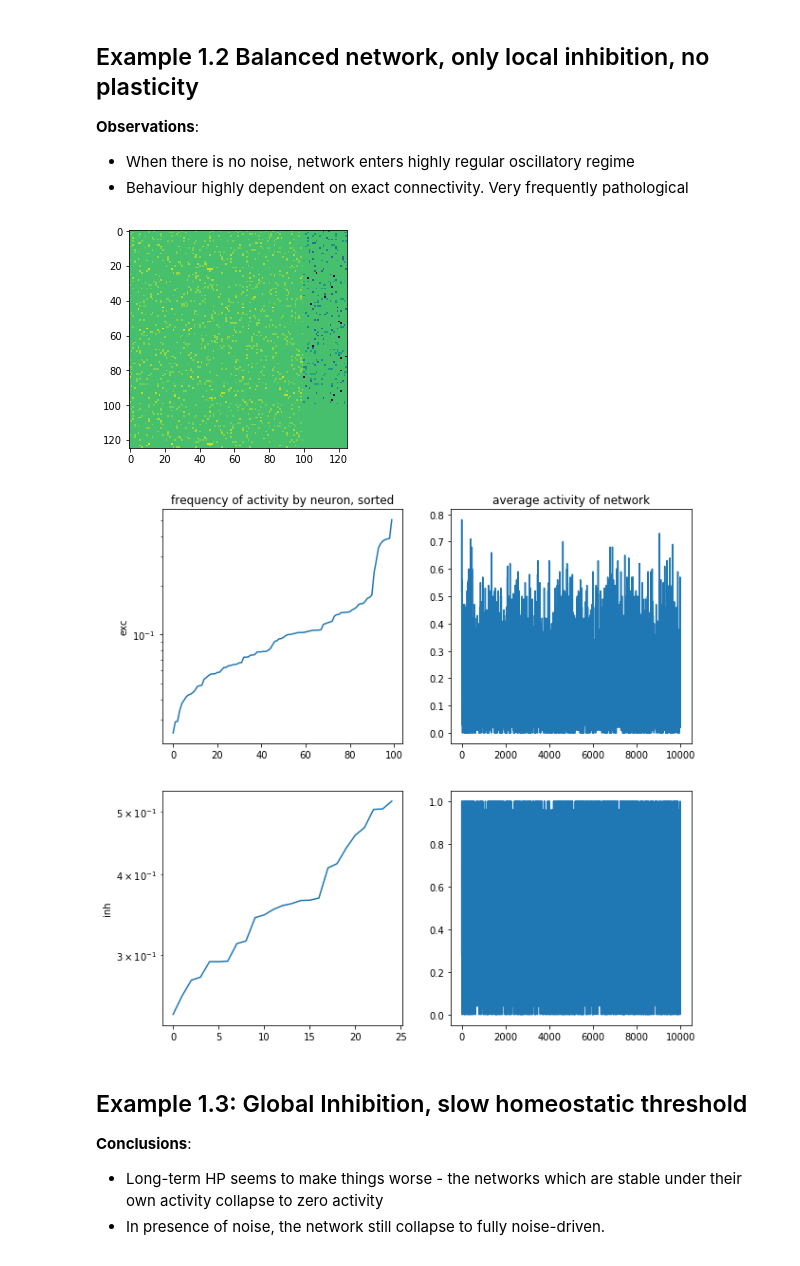
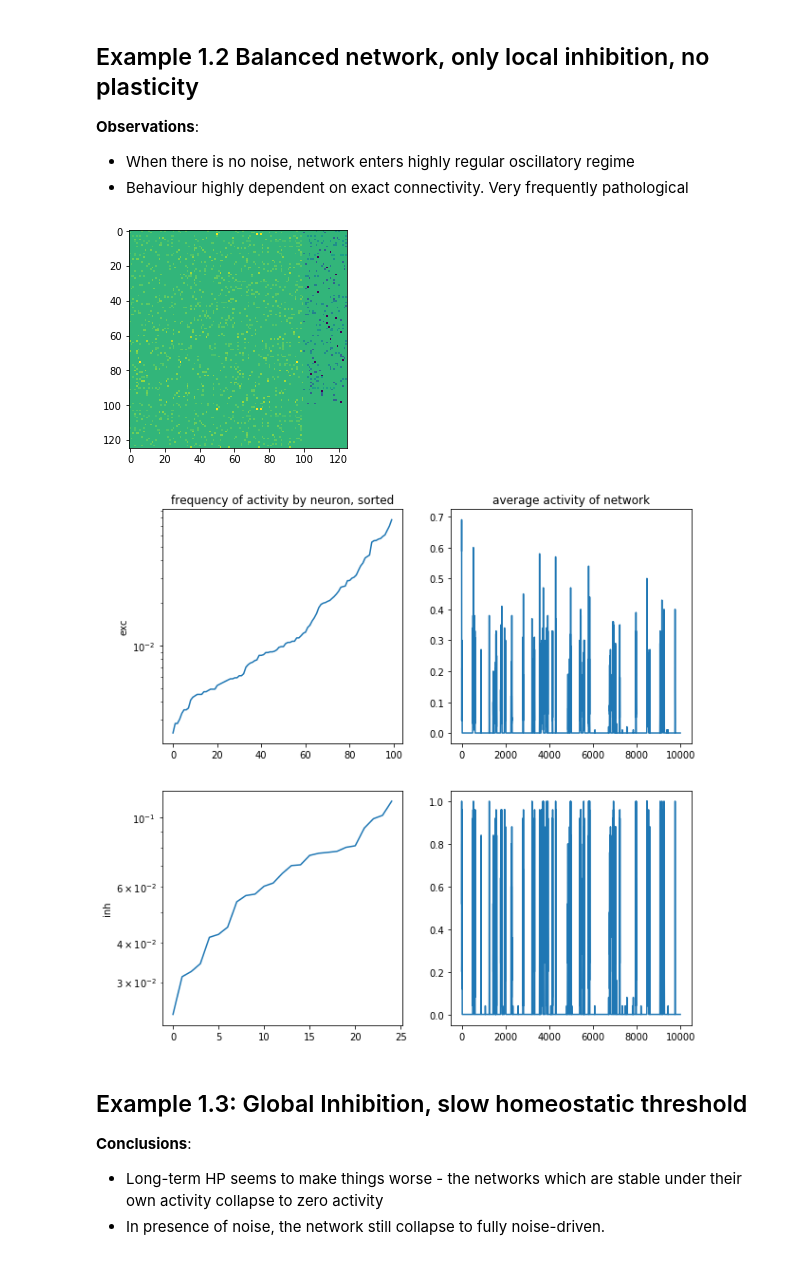
Before and after one commit to aleksejs-fomins/memory-hippo-ca3, a Jupyter notebook: self-contained/reservoir/reservoir-discrete.ipynb, the cells around one changed output. Saved outputs shown, nothing was run; the diff lists cells and outputs as text; code cells hidden in the pictures.

```diff
--- a/self-contained/reservoir/reservoir-discrete.ipynb
+++ b/self-contained/reservoir/reservoir-discrete.ipynb
@@ -175,7 +175,7 @@ p = {
     "N_EXC"     : 100,   # Number of excitatory neurons
     "N_INH"     : 25,    # Number of inhibitory neurons
     "x_0"       : 0.5,   # Average expected activity
-    "nu_avg"    : 0.3,   # Neuronal Noise - average
+    "nu_avg"    : 0.2,   # Neuronal Noise - average
     "T0"        : 1.0,   # Average threshold
     "p_conn"    : 0.1,   # Ratio of number of existing connections to all-to-all
     "W0"        : 10.0   # Total Thresholds produced if all pre-synaptic units are active
@@ -207,35 +207,35 @@ W[:p['N_EXC'], p['N_EXC']:] = normalize(W[:p['N_EXC'], :p['N_INH']], norm='l1',
 # Plot connectivity
 plt.figure()
 plt.imshow(W.toarray())
 plt.show()
 
 
 ###############
 # Simulation
 ###############
 
 N_STEP = 10000
 
 x_hist = np.zeros((N_STEP, p['N']))
 x_hist[0] = x
 
 for i in range(N_STEP-1):
     x = computeX_Single(x, W, T, 0.0, p)
     x_hist[i+1] = x
 
 fig, ax = plt.subplots(nrows = 2, ncols=2, figsize=(10,10))
 ax[0][0].semilogy(np.sort(np.mean(x_hist[:, :p['N_EXC']], axis=0)))
 ax[1][0].semilogy(np.sort(np.mean(x_hist[:, p['N_EXC']:], axis=0)))
 ax[0][1].plot(np.mean(x_hist[:, :p['N_EXC']], axis=1))
 ax[1][1].plot(np.mean(x_hist[:, p['N_EXC']:], axis=1))
 ax[0][0].set_title("frequency of activity by neuron, sorted")
 ax[0][1].set_title("average activity of network")
 ax[0][0].set_ylabel("exc")
 ax[1][0].set_ylabel("inh")
 plt.show()
 # %% [output]
-[figure, old version]
+[figure, new version]
-[figure, old version]
+[figure, new version]
 # %% [markdown]
 ## Example 1.3: Global Inhibition, slow homeostatic threshold
 
```
Also changed, not shown: parts of 7 cells of this notebook, 3 other files.
